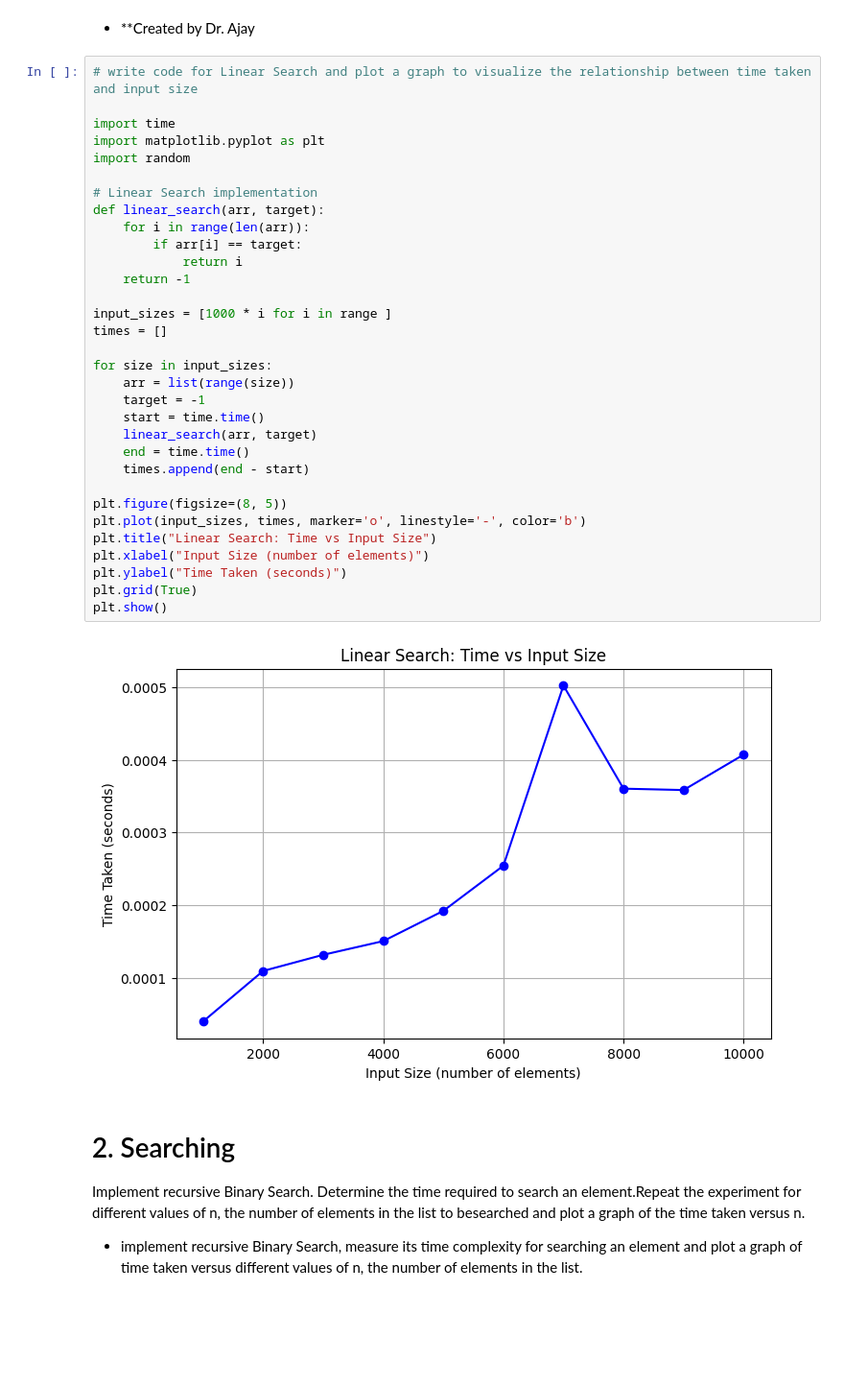
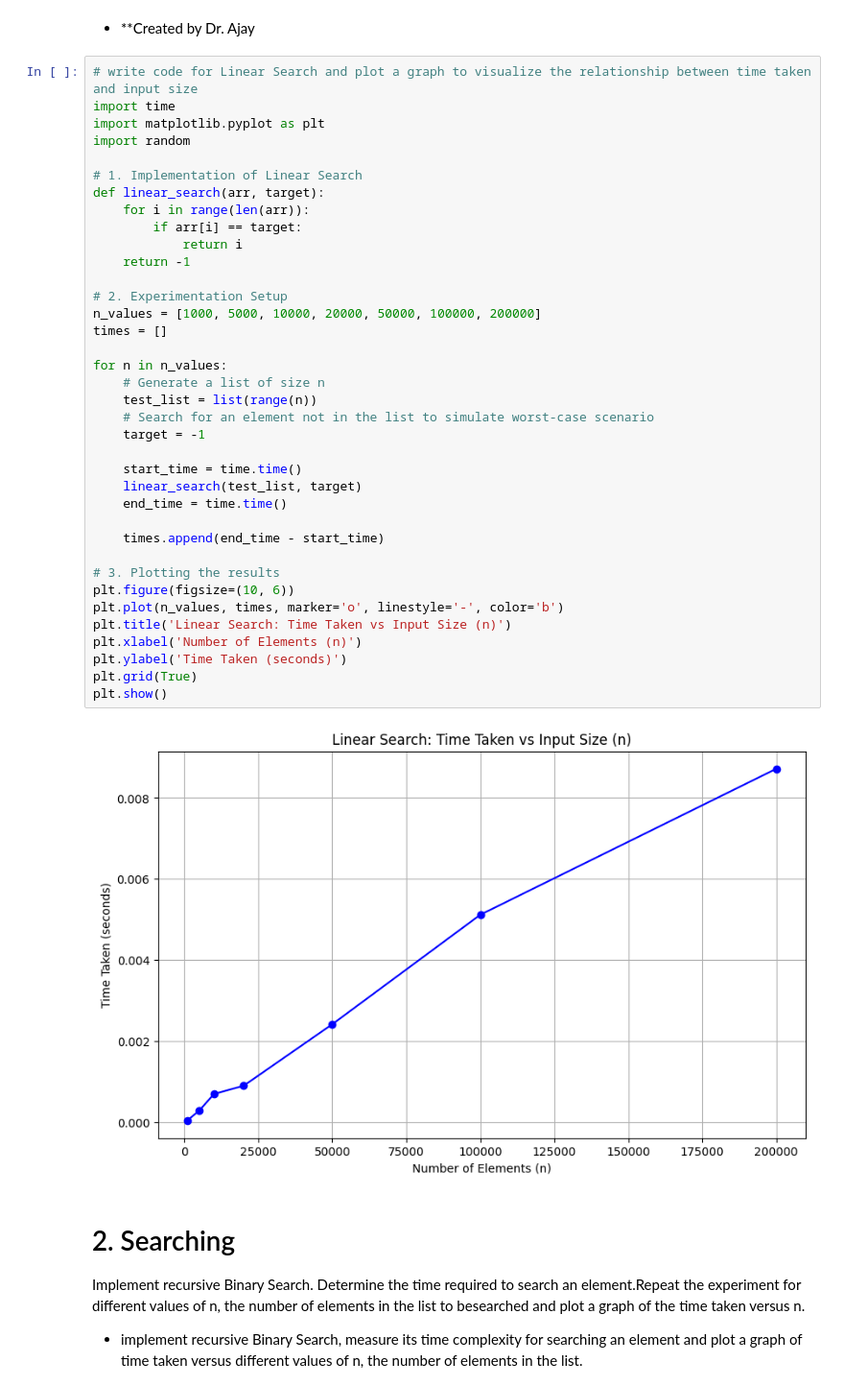
Before and after one commit to 241b163-dot/algo, a Jupyter notebook: lab_4.ipynb, the cells around one changed output. Shown at 96% size. Saved outputs shown, nothing was run; the diff lists cells and outputs as text; blank space fills up the shorter version.

```diff
--- a/lab_4.ipynb
+++ b/lab_4.ipynb
@@ -15,38 +15,43 @@ Implement Linear Search. Determine the time required to search for element. Repe
 - **Created by Dr. Ajay
 # %%
 # write code for Linear Search and plot a graph to visualize the relationship between time taken and input size
-
 import time
 import matplotlib.pyplot as plt
 import random
 
-# Linear Search implementation
+# 1. Implementation of Linear Search
 def linear_search(arr, target):
     for i in range(len(arr)):
         if arr[i] == target:
             return i
     return -1
 
-input_sizes = [1000 * i for i in range ]
+# 2. Experimentation Setup
+n_values = [1000, 5000, 10000, 20000, 50000, 100000, 200000]
 times = []
 
-for size in input_sizes:
-    arr = list(range(size))
+for n in n_values:
+    # Generate a list of size n
+    test_list = list(range(n))
+    # Search for an element not in the list to simulate worst-case scenario
     target = -1
-    start = time.time()
-    linear_search(arr, target)
-    end = time.time()
-    times.append(end - start)
 
-plt.figure(figsize=(8, 5))
-plt.plot(input_sizes, times, marker='o', linestyle='-', color='b')
-plt.title("Linear Search: Time vs Input Size")
-plt.xlabel("Input Size (number of elements)")
-plt.ylabel("Time Taken (seconds)")
+    start_time = time.time()
+    linear_search(test_list, target)
+    end_time = time.time()
+
+    times.append(end_time - start_time)
+
+# 3. Plotting the results
+plt.figure(figsize=(10, 6))
+plt.plot(n_values, times, marker='o', linestyle='-', color='b')
+plt.title('Linear Search: Time Taken vs Input Size (n)')
+plt.xlabel('Number of Elements (n)')
+plt.ylabel('Time Taken (seconds)')
 plt.grid(True)
 plt.show()
 # %% [output]
-[figure, old version]
+[figure, new version]
 # %% [markdown]
 # 2. Searching
 Implement recursive Binary Search. Determine the time required to search an element.Repeat the experiment for different values of n, the number of elements in the list to besearched and plot a graph of the time taken versus n.
```
Also changed, not shown: parts of 5 cells of this notebook.
